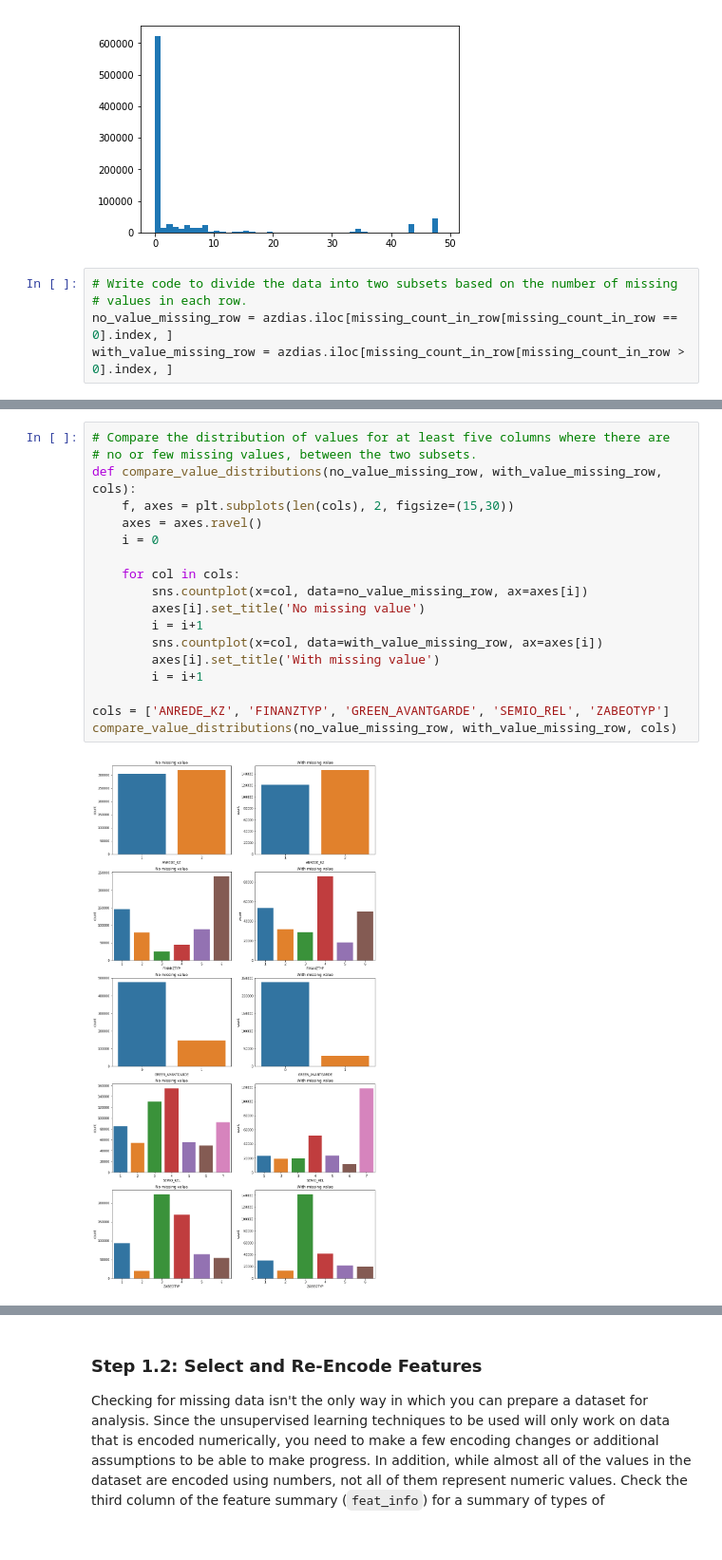
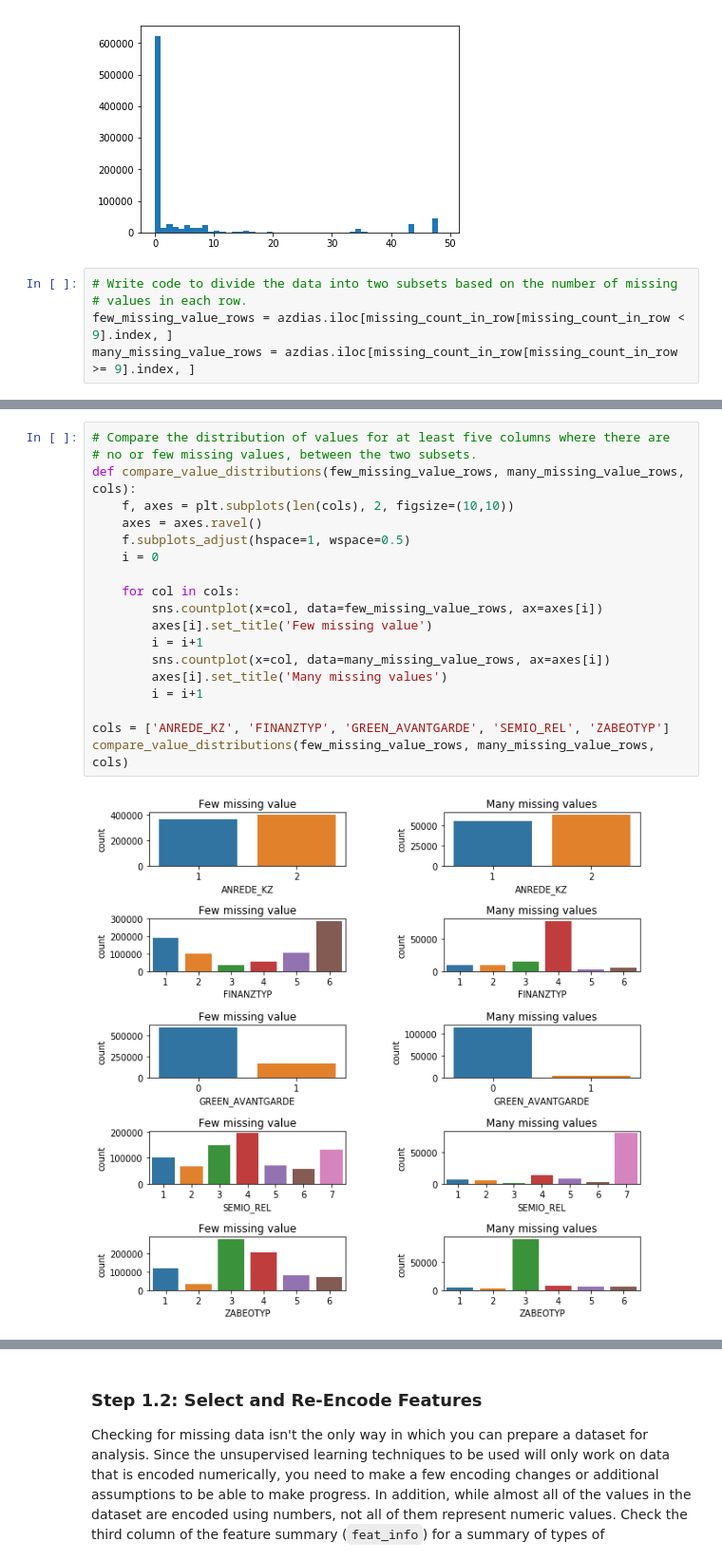
Before and after one commit to Hajeong-Noh/20190226_Identify-Customer-Segments, a Jupyter notebook: Identify_Customer_Segments.ipynb, the cells around one changed output, grey strips where cells are left out. Shown: that part at 95% size. Drawn from its saved outputs; the diff is of its cells as text.

```diff
--- a/Identify_Customer_Segments.ipynb
+++ b/Identify_Customer_Segments.ipynb
@@ -189,8 +189,8 @@ plt.hist(missing_count_in_row, bins=49)
 # %%
 # Write code to divide the data into two subsets based on the number of missing
 # values in each row.
-no_value_missing_row = azdias.iloc[missing_count_in_row[missing_count_in_row == 0].index, ]
-with_value_missing_row = azdias.iloc[missing_count_in_row[missing_count_in_row > 0].index, ]
+few_missing_value_rows = azdias.iloc[missing_count_in_row[missing_count_in_row < 9].index, ]
+many_missing_value_rows = azdias.iloc[missing_count_in_row[missing_count_in_row >= 9].index, ]
 # %%
 # Columns with no missing value
 missing_count_in_feature[missing_count_in_feature == 0]
@@ -215,20 +215,21 @@ dtype: int64
 # %%
 # Compare the distribution of values for at least five columns where there are
 # no or few missing values, between the two subsets.
-def compare_value_distributions(no_value_missing_row, with_value_missing_row, cols):
-    f, axes = plt.subplots(len(cols), 2, figsize=(15,30))
+def compare_value_distributions(few_missing_value_rows, many_missing_value_rows, cols):
+    f, axes = plt.subplots(len(cols), 2, figsize=(10,10))
     axes = axes.ravel()
+    f.subplots_adjust(hspace=1, wspace=0.5)
     i = 0
 
     for col in cols:
-        sns.countplot(x=col, data=no_value_missing_row, ax=axes[i])
-        axes[i].set_title('No missing value')
+        sns.countplot(x=col, data=few_missing_value_rows, ax=axes[i])
+        axes[i].set_title('Few missing value')
         i = i+1
-        sns.countplot(x=col, data=with_value_missing_row, ax=axes[i])
-        axes[i].set_title('With missing value')
+        sns.countplot(x=col, data=many_missing_value_rows, ax=axes[i])
+        axes[i].set_title('Many missing values')
         i = i+1
 
 cols = ['ANREDE_KZ', 'FINANZTYP', 'GREEN_AVANTGARDE', 'SEMIO_REL', 'ZABEOTYP']
-compare_value_distributions(no_value_missing_row, with_value_missing_row, cols)
+compare_value_distributions(few_missing_value_rows, many_missing_value_rows, cols)
 # %% [output]
-[figure, old version]
+[figure, new version]
```
Also changed, not shown: parts of 47 cells of this notebook, 1 other file.
